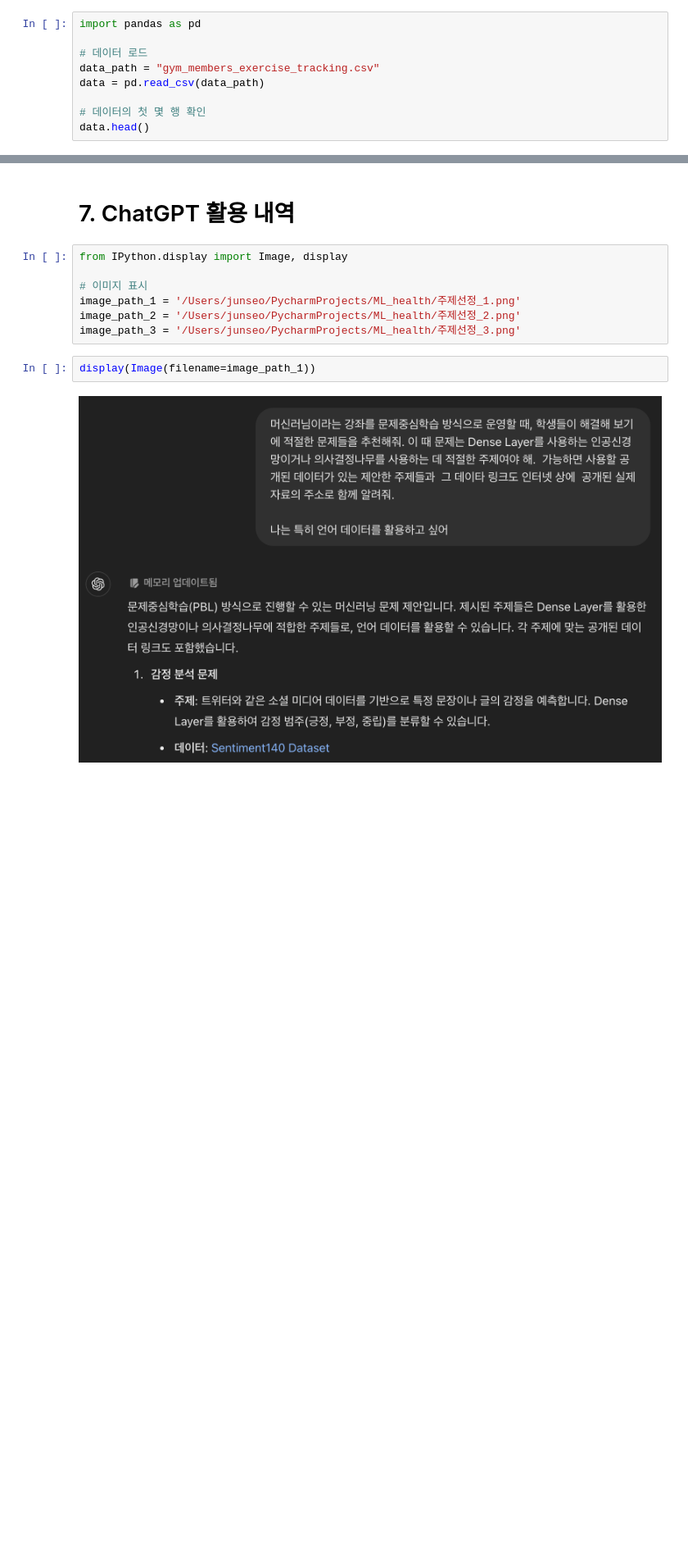
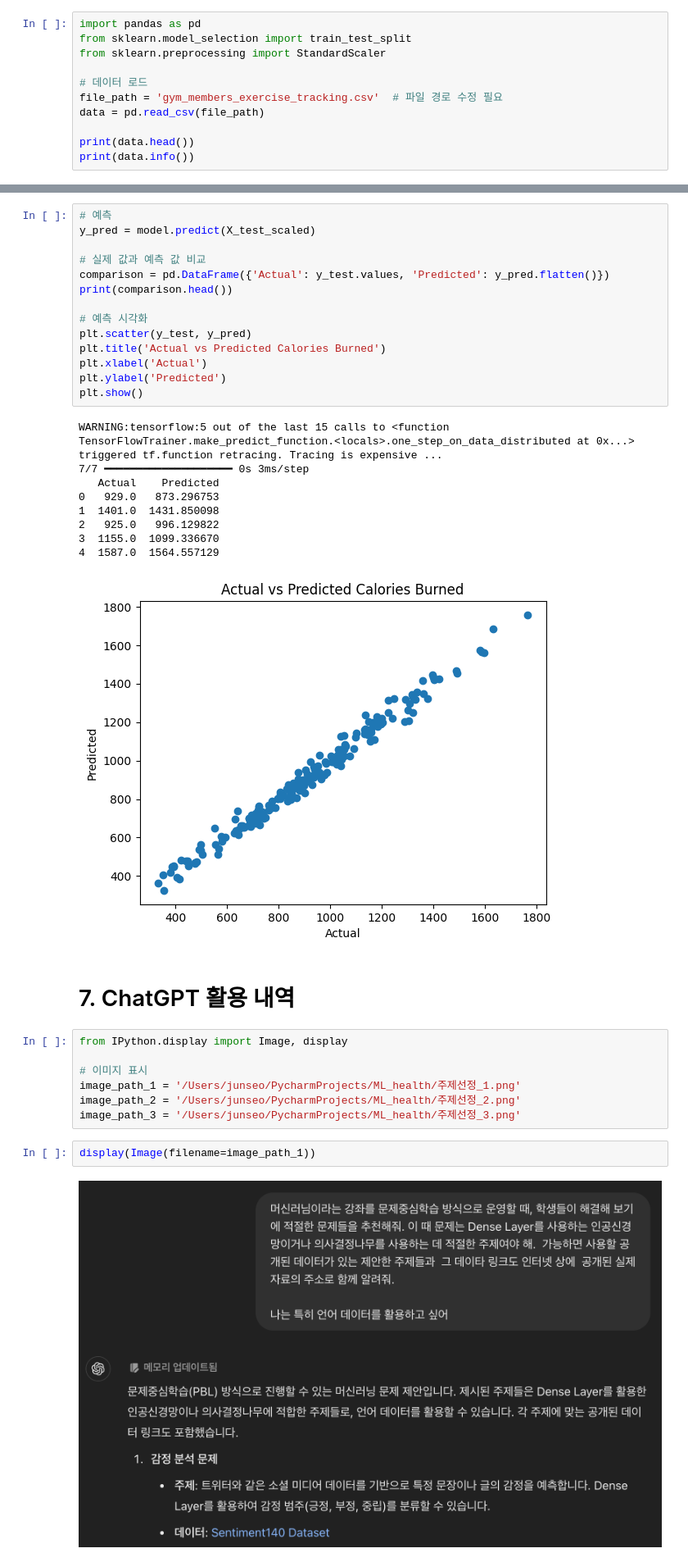
Before and after one commit to ddinggul/ML_health, a Jupyter notebook: 기말프로젝트_2011051_최준서.ipynb, the cells around one changed output, grey strips where cells are left out. Shown at 82% size. Drawn from its saved outputs; the diff is of its cells as text; blank space fills up the shorter version.

```diff
--- a/기말프로젝트_2011051_최준서.ipynb
+++ b/기말프로젝트_2011051_최준서.ipynb
@@ -23,10 +40,12 @@ Requirement already satisfied: mdurl~=0.1 in /opt/anaconda3/envs/ML_health/lib/p
 # %%
 import pandas as pd
+from sklearn.model_selection import train_test_split
+from sklearn.preprocessing import StandardScaler
 
 # 데이터 로드
-data_path = "gym_members_exercise_tracking.csv"
-data = pd.read_csv(data_path)
+file_path = 'gym_members_exercise_tracking.csv'  # 파일 경로 수정 필요
+data = pd.read_csv(file_path)
 
-# 데이터의 첫 몇 행 확인
-data.head()
+print(data.head())
+print(data.info())
 # %% [output]
@@ -170,3 +185,27 @@ plt.show()
+# %%
+# 예측
+y_pred = model.predict(X_test_scaled)
+
+# 실제 값과 예측 값 비교
+comparison = pd.DataFrame({'Actual': y_test.values, 'Predicted': y_pred.flatten()})
+print(comparison.head())
+
+# 예측 시각화
+plt.scatter(y_test, y_pred)
+plt.title('Actual vs Predicted Calories Burned')
+plt.xlabel('Actual')
+plt.ylabel('Predicted')
+plt.show()
+# %% [output]
+WARNING:tensorflow:5 out of the last 15 calls to <function TensorFlowTrainer.make_predict_function.<locals>.one_step_on_data_distributed at 0x...> triggered tf.function retracing. Tracing is expensive ...
+7/7 ━━━━━━━━━━━━━━━━━━━━ 0s 3ms/step
+   Actual    Predicted
+0   929.0   873.296753
+1  1401.0  1431.850098
+2   925.0   996.129822
+3  1155.0  1099.336670
+4  1587.0  1564.557129
+[figure, added]
 # %% [markdown]
 # 7. ChatGPT 활용 내역
 # %%
```
Also changed, not shown: parts of 20 cells of this notebook.
